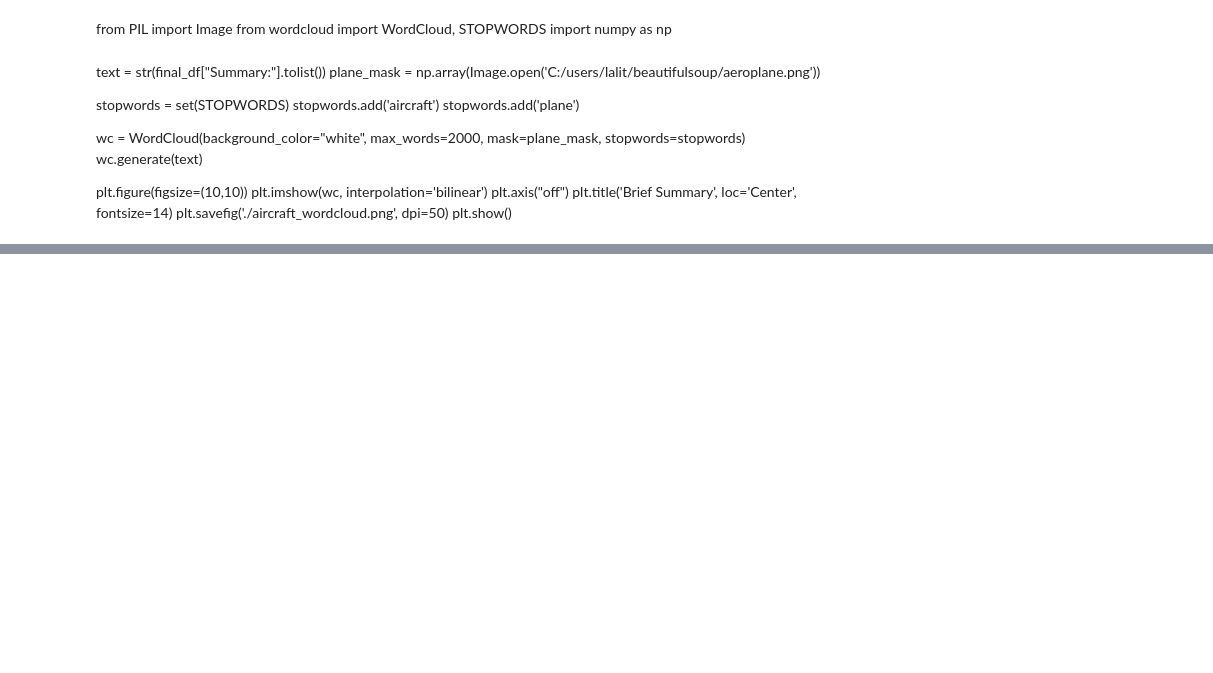
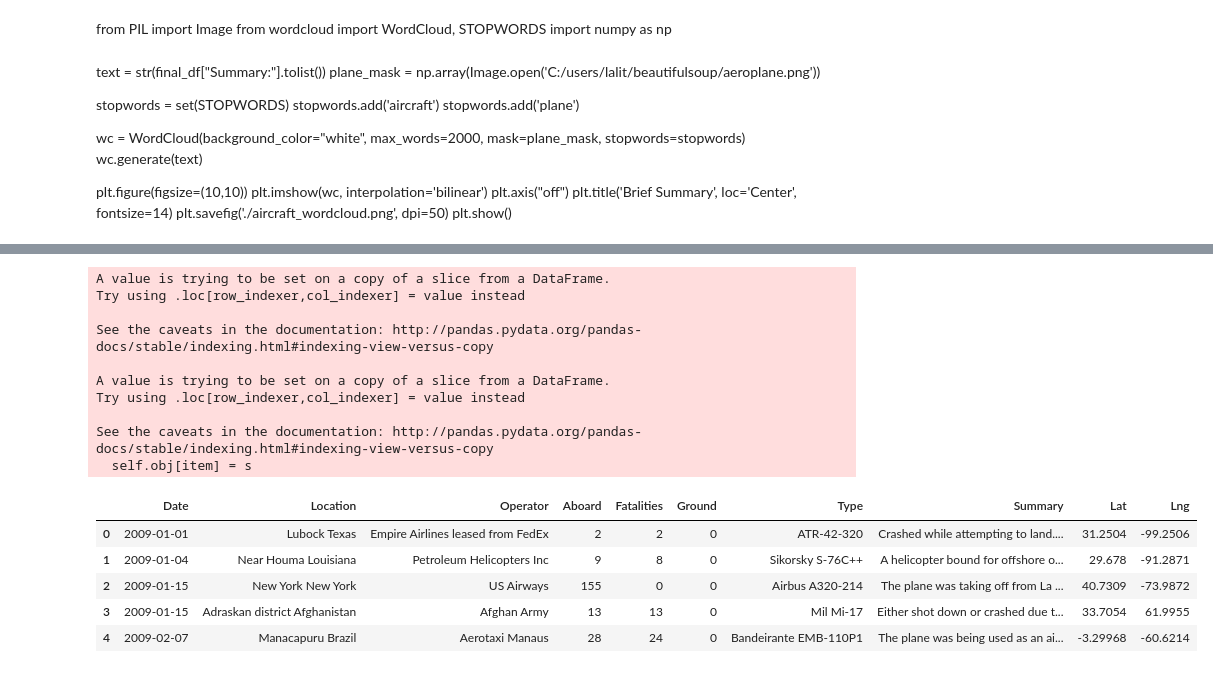
Before and after one commit to LVijayaraghavan/Aviation_Accidents, a Jupyter notebook: aviation_webscraping.ipynb, the cells around one changed output, grey strips where cells are left out. Saved outputs shown, nothing was run; the diff lists cells and outputs as text; code cells hidden in the pictures; blank space fills up the shorter version.

```diff
--- a/aviation_webscraping.ipynb
+++ b/aviation_webscraping.ipynb
@@ -319,0 +345,47 @@ plt.show()
+# %%
+# Testing the for loop before running through all of the data
+# Loop through the cities_pd and run a lat/long search for each city
+for index, row in test_crash.iterrows():
+    base_url = "https://api.opencagedata.com/geocode/v1/json?"
+
+    Location = row['Location']
+    # update address key value
+    test_crash["Location"] = test_crash["Location"].str.replace(","," ")
+
+#     try:
+        # make request
+    cities_lat_lng = requests.get(base_url, f"q={Location}&" +"key=a6d247d461fb4a889dfb971ade1eee01&pretty=1")
+
+        # print the cities_lat_lng url, avoid doing for public github repos in order to avoid exposing key
+#     print(cities_lat_lng.url)
+
+        # convert to json
+    cities_lat_lng = cities_lat_lng.json()
+#     print(cities_lat_lng)
+        # If an error is experienced, skip the city
+#         except:
+#             print("City not found. Skipping...")
+#             pass
+
+    test_crash.loc[index, "Lat"] = cities_lat_lng["results"][0]["geometry"]["lat"]
+    test_crash.loc[index, "Lng"] = cities_lat_lng["results"][0]["geometry"]["lng"]
+
+# Visualize to confirm lat lng appear
+test_crash
+# %% [output]
+A value is trying to be set on a copy of a slice from a DataFrame.
+Try using .loc[row_indexer,col_indexer] = value instead
+
+See the caveats in the documentation: http://pandas.pydata.org/pandas-docs/stable/indexing.html#indexing-view-versus-copy
+
+A value is trying to be set on a copy of a slice from a DataFrame.
+Try using .loc[row_indexer,col_indexer] = value instead
+
+See the caveats in the documentation: http://pandas.pydata.org/pandas-docs/stable/indexing.html#indexing-view-versus-copy
+  self.obj[item] = s
+|  | Date | Location | Operator | Aboard | Fatalities | Ground | Type | Summary | Lat | Lng |
+| 0 | 2009-01-01 | Lubock Texas | Empire Airlines leased from FedEx | 2 | 2 | 0 | ATR-42-320 | Crashed while attempting to land.... | 31.2504 | -99.2506 |
+| 1 | 2009-01-04 | Near Houma Louisiana | Petroleum Helicopters Inc | 9 | 8 | 0 | Sikorsky S-76C++ | A helicopter bound for offshore o... | 29.678 | -91.2871 |
+| 2 | 2009-01-15 | New York New York | US Airways | 155 | 0 | 0 | Airbus A320-214 | The plane was taking off from La ... | 40.7309 | -73.9872 |
+| 3 | 2009-01-15 | Adraskan district Afghanistan | Afghan Army | 13 | 13 | 0 | Mil Mi-17 | Either shot down or crashed due t... | 33.7054 | 61.9955 |
+| 4 | 2009-02-07 | Manacapuru Brazil | Aerotaxi Manaus | 28 | 24 | 0 | Bandeirante EMB-110P1 | The plane was being used as an ai... | -3.29968 | -60.6214 |
```
Also changed, not shown: parts of 9 cells of this notebook.
